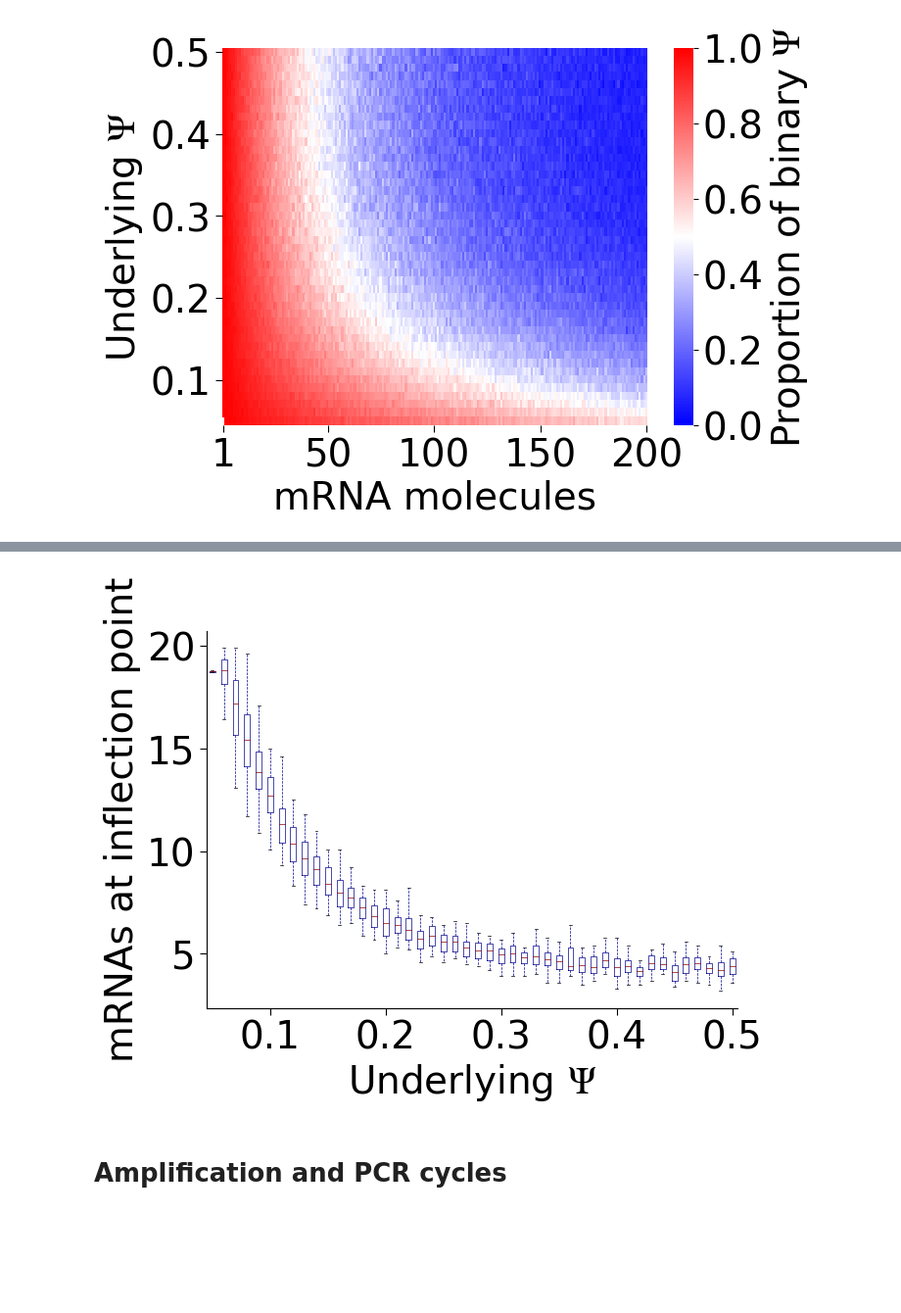
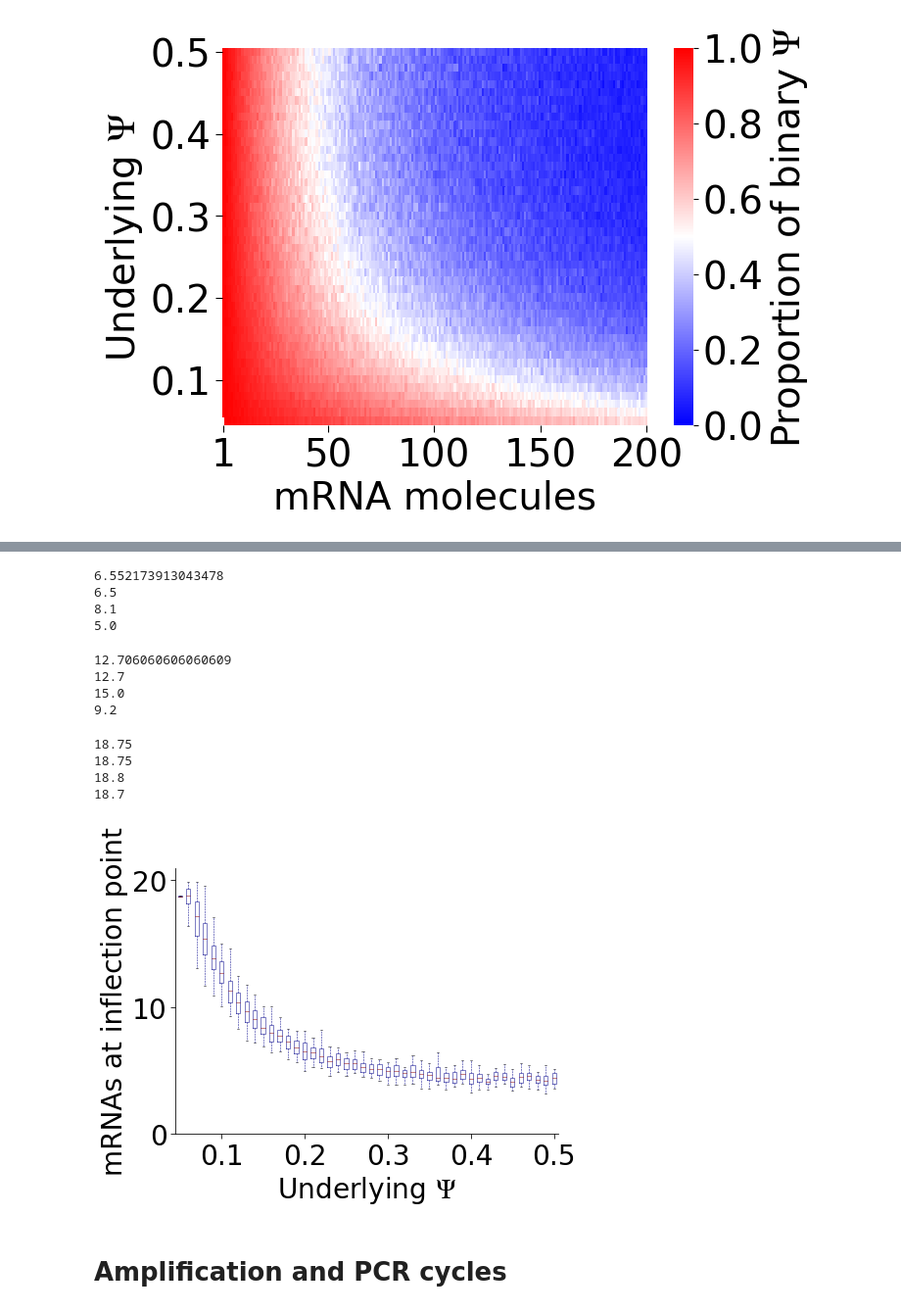
Before and after one commit to lareaulab/sc_binary_splicing, a Jupyter notebook: results/simulations/standard_bias/Simulations_nuisance_factors.ipynb, the cells around one changed output, grey strips where cells are left out. Shown at 98% size. Drawn from its saved outputs; the diff is of its cells as text; code cells hidden in the pictures; blank space fills up the shorter version.

Commit message:
sim nuisance plots

```diff
--- a/results/simulations/standard_bias/Simulations_nuisance_factors.ipynb
+++ b/results/simulations/standard_bias/Simulations_nuisance_factors.ipynb
@@ -470,11 +524,13 @@ mrna_list = []
 psi_list = []
 for psi in hm_binary.columns:
     sim_slice = hm_binary.loc[hm_binary.index[:200],hm_binary.columns[::-1]].T.loc[psi]
-    mrna_n = sim_slice.loc[(sim_slice <= 0.55) & (sim_slice >= 0.45)].index/10
+    mrna_n = sim_slice.loc[(sim_slice <= 0.55) & (sim_slice >= 0.45)].index
     if len(mrna_n) > 1:
         mrna_list.append(list(mrna_n))
         psi_list.append(psi)
 
-        if psi == 'psi_0.15':
-            print(np.mean(mrna_n))
+        if psi == 'psi_0.1':
+            print(np.median(mrna_n))
+            print(max(mrna_n))
+            print(min(mrna_n))
 # %% [output]
@@ -494,3 +564,63 @@ Index(['psi_0.05', 'psi_0.06', 'psi_0.07', 'psi_0.08', 'psi_0.09', 'psi_0.1',
+# %%
+mrna_list = []
+psi_list = []
+for psi in hm_binary.columns:
+    sim_slice = hm_binary.loc[hm_binary.index[:200],hm_binary.columns[::-1]].T.loc[psi]
+    mrna_n = sim_slice.loc[(sim_slice <= 0.55) & (sim_slice >= 0.45)].index/10
+    if len(mrna_n) > 1:
+        mrna_list.append(list(mrna_n))
+        psi_list.append(psi)
+
+        if psi == 'psi_0.2':
+            print(np.mean(mrna_n))
+            print(np.median(mrna_n))
+            print(max(mrna_n))
+            print(min(mrna_n))
+# %% [output]
+6.552173913043478
+6.5
+8.1
+5.0
+# %%
+mrna_list = []
+psi_list = []
+for psi in hm_binary.columns:
+    sim_slice = hm_binary.loc[hm_binary.index[:200],hm_binary.columns[::-1]].T.loc[psi]
+    mrna_n = sim_slice.loc[(sim_slice <= 0.55) & (sim_slice >= 0.45)].index/10
+    if len(mrna_n) > 1:
+        mrna_list.append(list(mrna_n))
+        psi_list.append(psi)
+
+        if psi == 'psi_0.1':
+            print(np.mean(mrna_n))
+            print(np.median(mrna_n))
+            print(max(mrna_n))
+            print(min(mrna_n))
+# %% [output]
+12.706060606060609
+12.7
+15.0
+9.2
+# %%
+mrna_list = []
+psi_list = []
+for psi in hm_binary.columns:
+    sim_slice = hm_binary.loc[hm_binary.index[:200],hm_binary.columns[::-1]].T.loc[psi]
+    mrna_n = sim_slice.loc[(sim_slice <= 0.55) & (sim_slice >= 0.45)].index/10
+    if len(mrna_n) > 1:
+        mrna_list.append(list(mrna_n))
+        psi_list.append(psi)
+
+        if psi == 'psi_0.05':
+            print(np.mean(mrna_n))
+            print(np.median(mrna_n))
+            print(max(mrna_n))
+            print(min(mrna_n))
+# %% [output]
+18.75
+18.75
+18.8
+18.7
 # %%
 # import importlib
 # importlib.reload(scp)
@@ -520,35 +650,35 @@ ax.figure.axes[-1].yaxis.label.set_size(28)
 ax.figure.axes[-1].xaxis.label.set_size(28)
 
 ax.xaxis.set_tick_params(length=5)
 ax.yaxis.set_tick_params(length=5)
 
 plt.xticks(rotation=None)
 
 
 # xlocs = np.array([6, 16, 26, 36, 46])
 # xnewLabels = np.array(['0.02', '0.04', '0.06', '0.08', '0.1'])
 xlocs = np.array([6, 16, 26, 36, 46])
 xnewLabels = np.array(['0.1', '0.2', '0.3', '0.4', '0.5'])
 plt.xticks(xlocs, xnewLabels)
 # plt.yticks([0, 50, 100, 150], ['0', '50', '100', '150'])
 
 
 ax.tick_params(labelsize=28)
 ax.spines["right"].set_visible(False)
 ax.spines["top"].set_visible(False)
 
-# ax.set_xlim((0,25.5))
+ax.set_ylim((0,21))
 # ax.spines['left'].set_linewidth(2)
 # ax.spines['bottom'].set_linewidth(2)
 
 # ax.xaxis.set_tick_params(width=2)
 # ax.yaxis.set_tick_params(width=2)
 
 plt.savefig('plots/mrna_for_50.svg', bbox_inches='tight', transparent=True)
 plt.savefig('plots/mrna_for_50.pdf', bbox_inches='tight', transparent=True)
 plt.savefig('plots/mrna_for_50.png', bbox_inches='tight', transparent=True)
 # %% [output]
-[figure, old version]
+[figure, new version]
 # %% [markdown]
 # Amplification and PCR cycles
 # %%
```
Also changed, not shown: parts of 5 cells of this notebook, 4 other files.
